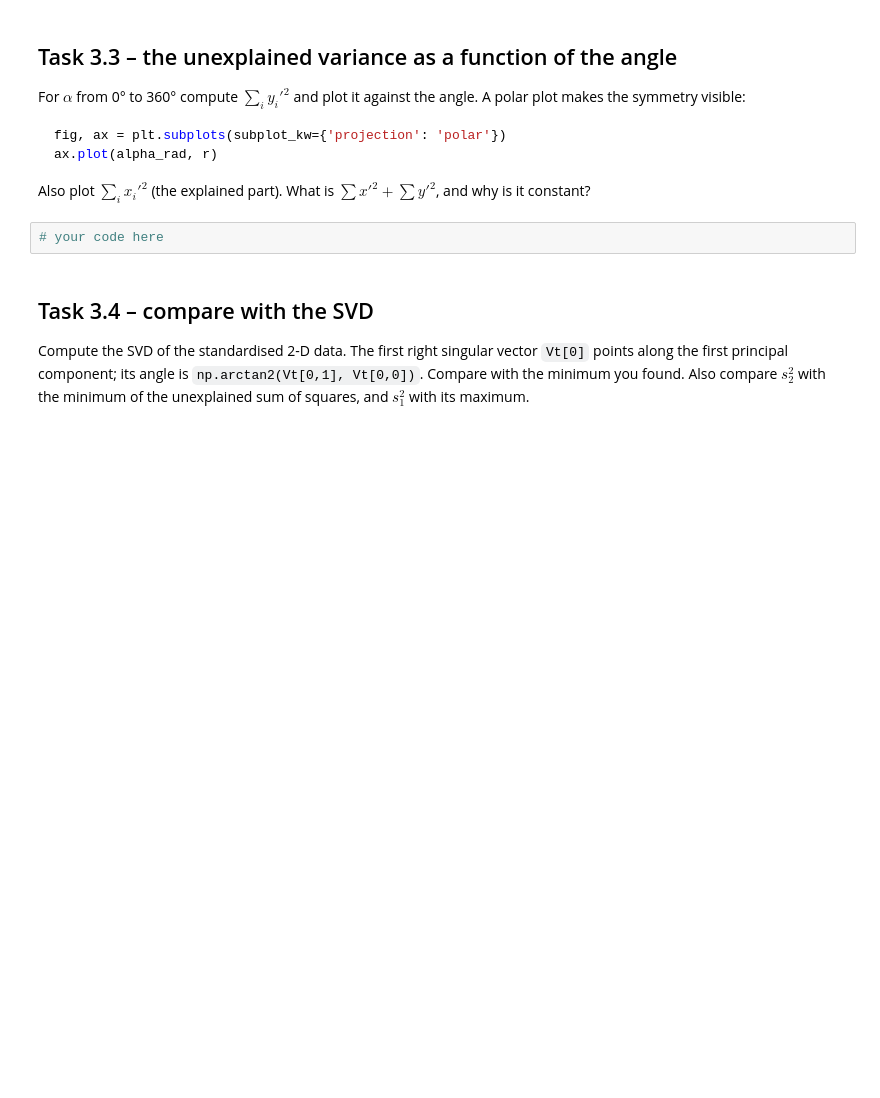
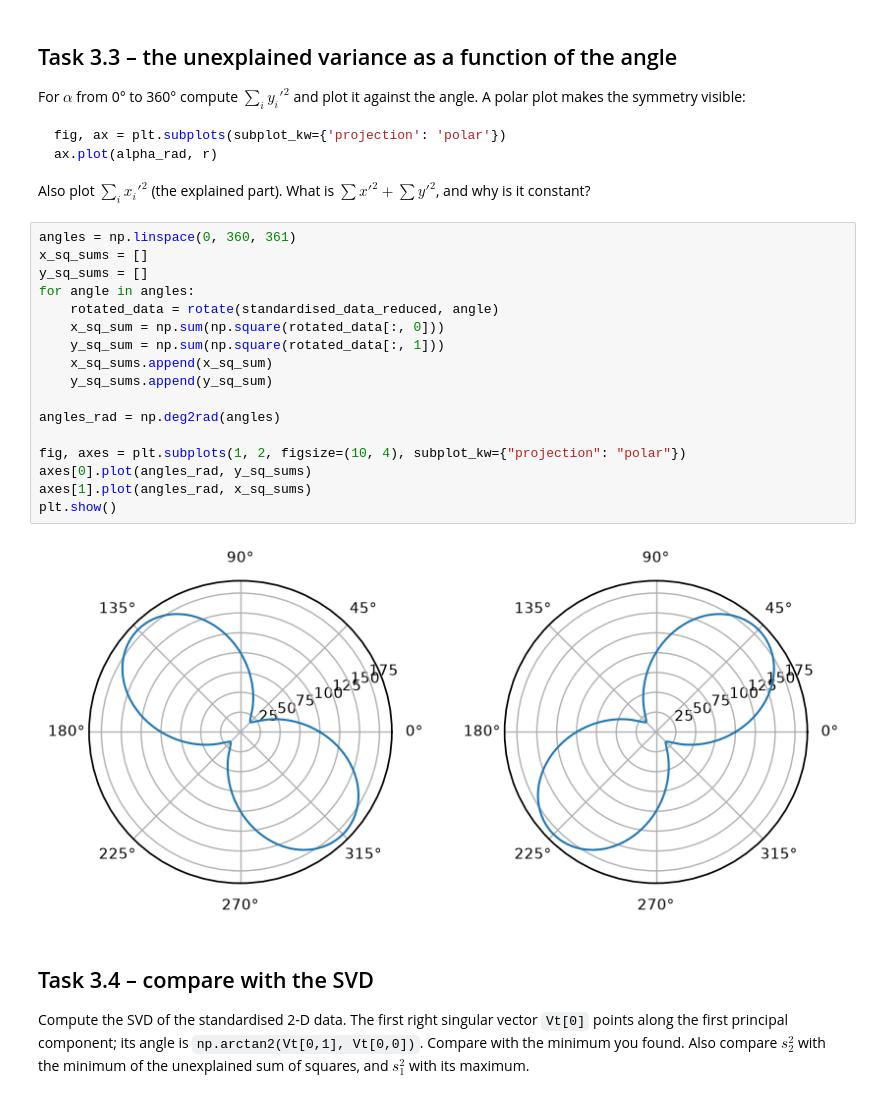
Before and after one commit to Xraaaay/lu_bern02_material, a Jupyter notebook: Labs/unsupervised/unsupervised_learning.ipynb, the cells around one changed output. Cells and saved outputs as stored; diff of their text form; blank space fills up the shorter version.

```diff
--- a/Labs/unsupervised/unsupervised_learning.ipynb
+++ b/Labs/unsupervised/unsupervised_learning.ipynb
@@ -331,7 +400,24 @@ ax.plot(alpha_rad, r)
 
 Also plot $\sum_i x_i'^2$ (the explained part). What is $\sum x'^2 + \sum y'^2$, and why is it constant?
 # %%
-# your code here
+angles = np.linspace(0, 360, 361)
+x_sq_sums = []
+y_sq_sums = []
+for angle in angles:
+    rotated_data = rotate(standardised_data_reduced, angle)
+    x_sq_sum = np.sum(np.square(rotated_data[:, 0]))
+    y_sq_sum = np.sum(np.square(rotated_data[:, 1]))
+    x_sq_sums.append(x_sq_sum)
+    y_sq_sums.append(y_sq_sum)
+
+angles_rad = np.deg2rad(angles)
+
+fig, axes = plt.subplots(1, 2, figsize=(10, 4), subplot_kw={"projection": "polar"})
+axes[0].plot(angles_rad, y_sq_sums)
+axes[1].plot(angles_rad, x_sq_sums)
+plt.show()
+# %% [output]
+[figure, added]
 # %% [markdown]
 ## Task 3.4 – compare with the SVD
 Compute the SVD of the standardised 2-D data. The first right singular vector `Vt[0]` points along the first
```
Also changed, not shown: parts of 5 cells of this notebook.
